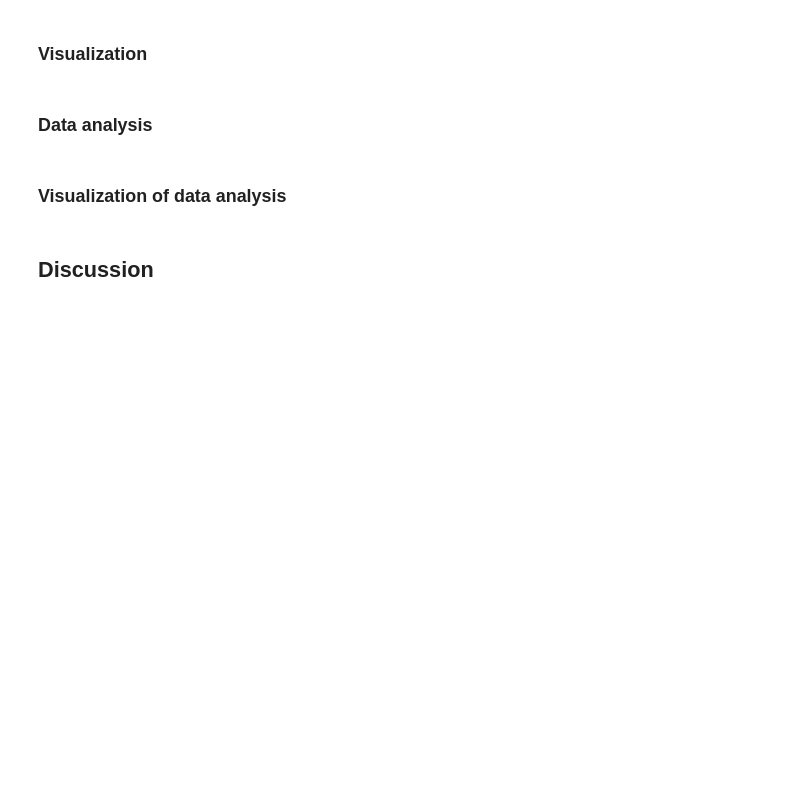
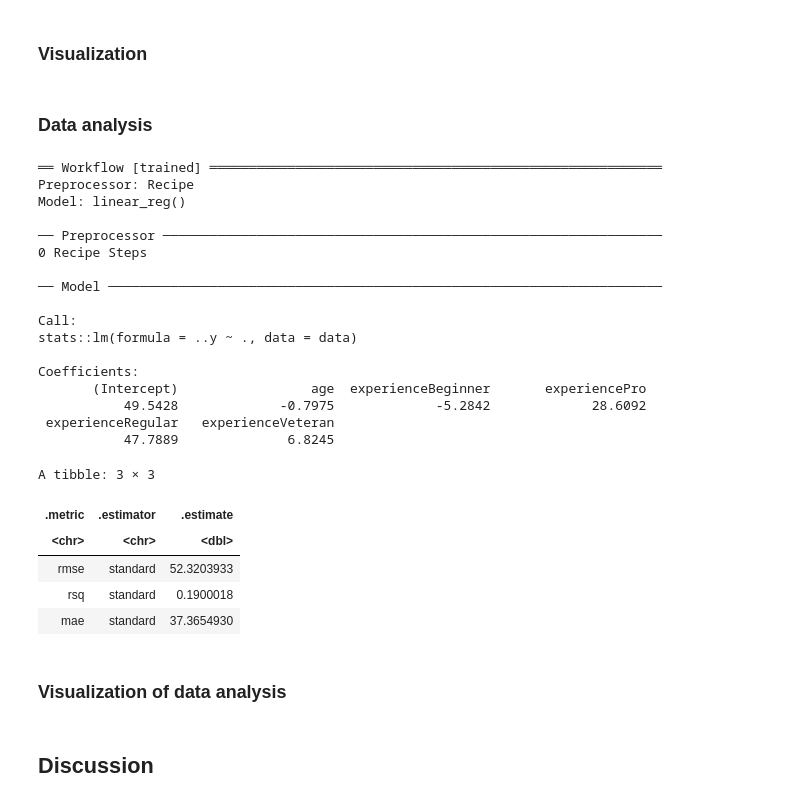
Before and after one commit to realchh/DSCI100-Group-009-22, a Jupyter notebook: Project Final Report.ipynb, the cells around one changed output. Saved outputs shown, nothing was run; the diff lists cells and outputs as text; code cells hidden in the pictures; blank space fills up the shorter version.

Commit message:
Regression Model Made
Regression Model Made and RMSE found

```diff
--- a/Project Final Report.ipynb
+++ b/Project Final Report.ipynb
@@ -212,8 +235,9 @@ A tibble: 1535 × 4
 # %% [markdown]
 ### Splitting the data into training & testing sets
 # %%
-sessions_split <- initial_split(sessions, prop = 2/3, strata = session_duration)
-sessions_training <- training(sessions_split)
-sessions_testing <- testing(sessions_split)
+#Training and Testing S
+data_split <- initial_split(joined_data, prop = 2/3, strata = session_duration)
+data_training <- training(data_split)
+data_testing <- testing(data_split)
 # %% [markdown]
 ### Summarizing the data
@@ -221,6 +247,50 @@ sessions_testing <- testing(sessions_split)
 ### Visualization
 # %% [markdown]
 ### Data analysis
+# %%
+lm_spec <- linear_reg() |>
+  set_engine("lm") |>
+  set_mode("regression")
+
+lm_recipe <- recipe(session_duration ~ age + experience, data = data_training)
+
+lm_fit <- workflow() |>
+  add_recipe(lm_recipe) |>
+  add_model(lm_spec) |>
+  fit(data = data_training)
+
+lm_fit
+
+lm_test_results <- lm_fit |>
+  predict(data_testing) |>
+  bind_cols(data_testing) |>
+  metrics(truth = session_duration, estimate = .pred)
+
+lm_test_results
+# %% [output]
+══ Workflow [trained] ══════════════════════════════════════════════════════════
+Preprocessor: Recipe
+Model: linear_reg()
+
+── Preprocessor ────────────────────────────────────────────────────────────────
+0 Recipe Steps
+
+── Model ───────────────────────────────────────────────────────────────────────
+
+Call:
+stats::lm(formula = ..y ~ ., data = data)
+
+Coefficients:
+       (Intercept)                 age  experienceBeginner       experiencePro
+           49.5428             -0.7975             -5.2842             28.6092
+ experienceRegular   experienceVeteran
+           47.7889              6.8245
+A tibble: 3 × 3
+| .metric | .estimator | .estimate |
+| <chr> | <chr> | <dbl> |
+| rmse | standard | 52.3203933 |
+| rsq | standard | 0.1900018 |
+| mae | standard | 37.3654930 |
 # %% [markdown]
 ### Visualization of data analysis
 # %% [markdown]
```
Also changed, not shown: parts of 4 cells of this notebook.
